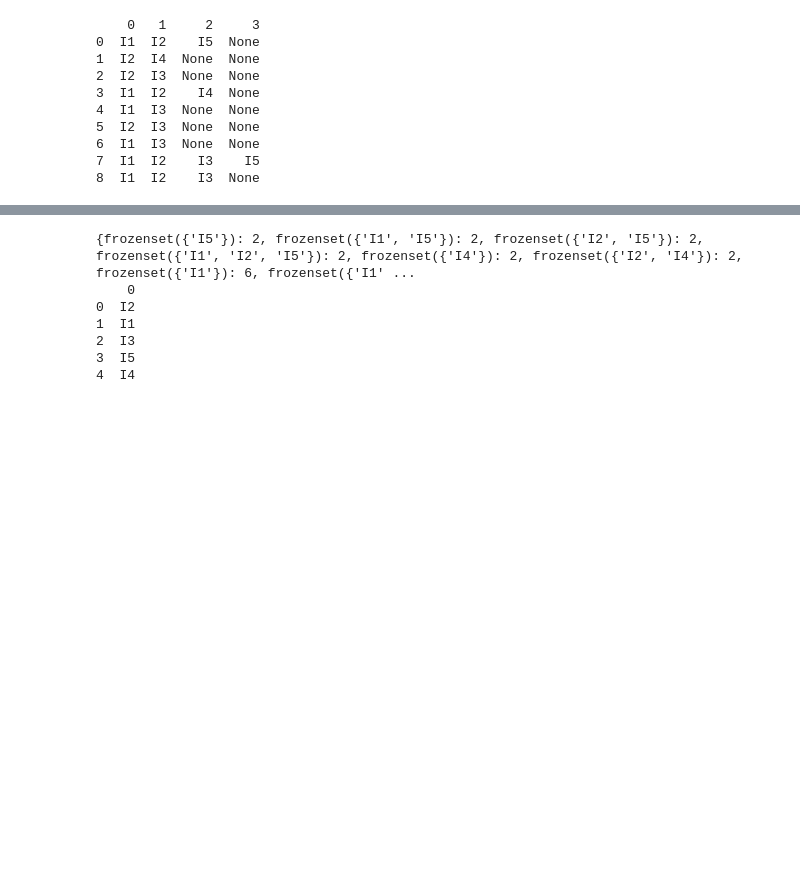
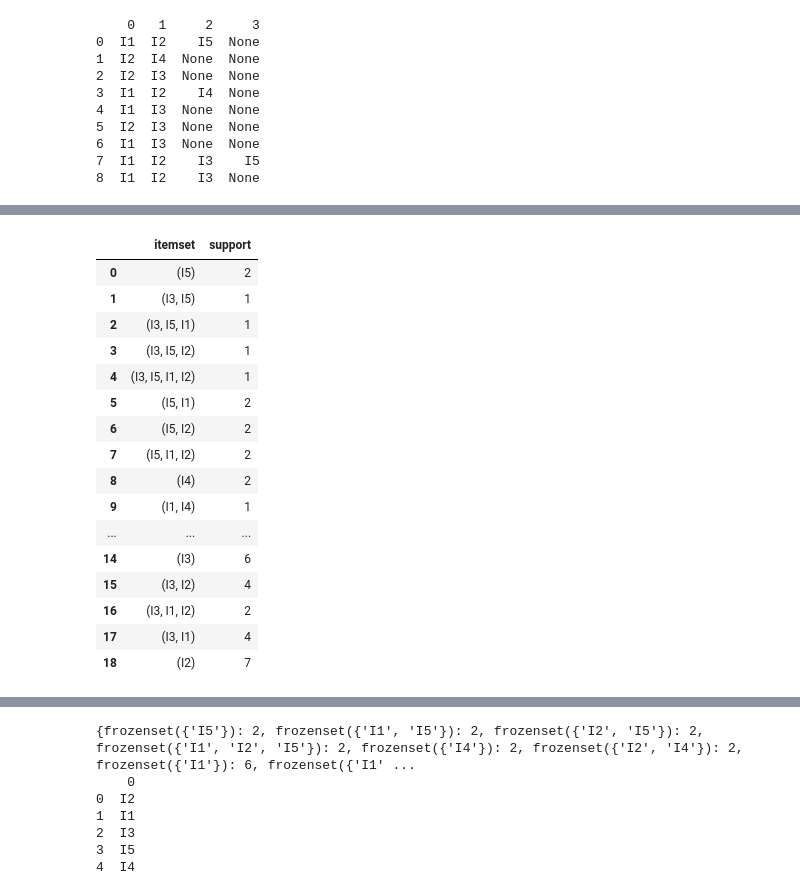
Before and after one commit to wlwlct/FP-and-APRIORI, a Jupyter notebook: debug.ipynb, the cells around one changed output, grey strips where cells are left out. Cells and saved outputs as stored; diff of their text form; code cells hidden in the pictures; blank space fills up the shorter version.

```diff
--- a/debug.ipynb
+++ b/debug.ipynb
@@ -250,0 +257,20 @@ Rest: [{'I5'}, {'I2'}]
+# %%
+printsupport(Support)
+# %% [output]
+|  | itemset | support |
+| 0 | (I5) | 2 |
+| 1 | (I3, I5) | 1 |
+| 2 | (I3, I5, I1) | 1 |
+| 3 | (I3, I5, I2) | 1 |
+| 4 | (I3, I5, I1, I2) | 1 |
+| 5 | (I5, I1) | 2 |
+| 6 | (I5, I2) | 2 |
+| 7 | (I5, I1, I2) | 2 |
+| 8 | (I4) | 2 |
+| 9 | (I1, I4) | 1 |
+| ... | ... | ... |
+| 14 | (I3) | 6 |
+| 15 | (I3, I2) | 4 |
+| 16 | (I3, I1, I2) | 2 |
+| 17 | (I3, I1) | 4 |
+| 18 | (I2) | 7 |
```
Also changed, not shown: parts of 4 cells of this notebook, 1 other file.
